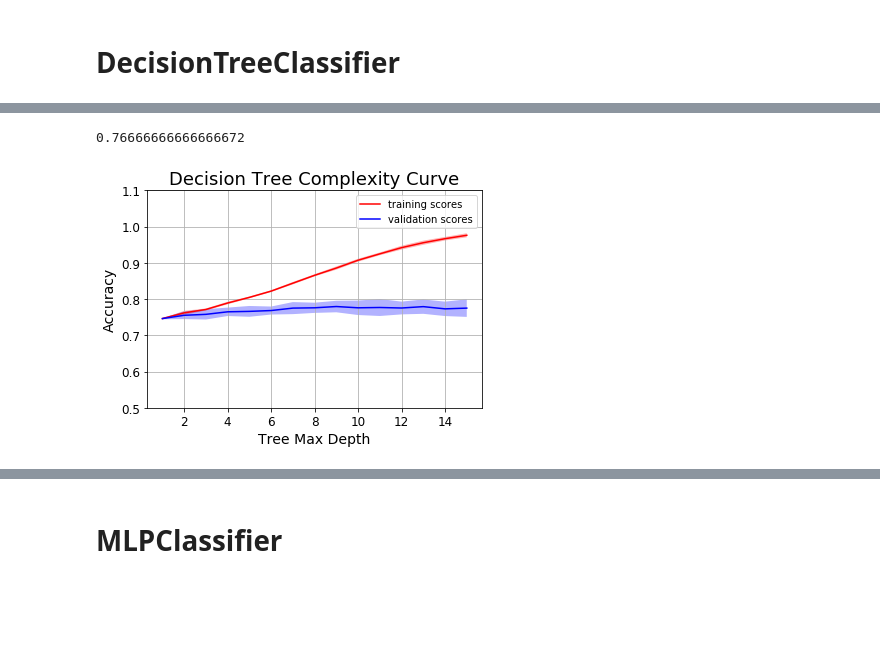
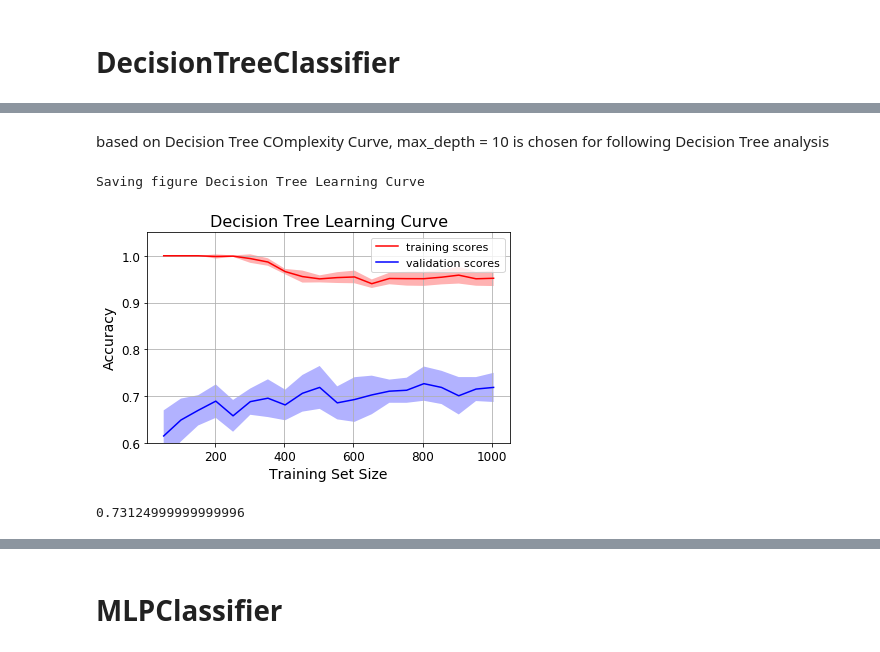
Before and after one commit to wanlipu/dsmain, a Jupyter notebook: machine_learning/classification-final-1.ipynb, the cells around one changed output, grey strips where cells are left out. Cells and saved outputs as stored; diff of their text form; code cells hidden in the pictures; blank space fills up the shorter version.

```diff
--- a/machine_learning/classification-final-1.ipynb
+++ b/machine_learning/classification-final-1.ipynb
@@ -91,26 +134,26 @@ X_train, X_test, y_train, y_test = train_test_split(X, y, test_size = 0.3, rando
+# %% [markdown]
+based on Decision Tree COmplexity Curve, max_depth = 10 is chosen for following Decision Tree analysis
+# %%
+def plot_learning_curve_dt():
+    train_sizes = np.linspace(0.05, 1, 20)
+    N_train, val_train, val_test = learning_curve(DecisionTreeClassifier(max_depth=10),
+                                                  X_train, y_train, train_sizes=train_sizes, cv=10)
+    plot_curve(N_train, val_train, label='training scores', color = 'r')
+    plot_curve(N_train, val_test, label='validation scores', color = 'b')
+    plt.ylim(0.6, 1.05)
+    plt.xlabel('Training Set Size'); plt.ylabel('Accuracy')
+    plt.title('Decision Tree Learning Curve', fontsize=16)
+    plt.legend(fontsize = 11)
+    plt.grid()
+    save_fig('Decision Tree Learning Curve', tight_layout=True)
+
+plot_learning_curve_dt()
+# %% [output]
+Saving figure Decision Tree Learning Curve
+[figure, added]
 # %%
-dt_clf = DecisionTreeClassifier(max_depth = 8, random_state=0)
+dt_clf = DecisionTreeClassifier(max_depth = 10, random_state=0)
 dt_clf.fit(X_train, y_train)
 dt_clf.score(X_test, y_test)
 # %% [output]
-0.76666666666666672
+0.73124999999999996
-# %%
-depths = np.arange(1, 16)
-val_train, val_test = validation_curve(DecisionTreeClassifier(random_state=0),
-                                       X_train, y_train,
-                                       'max_depth', depths, cv=10)
-def plot_with_depth(depths, data, **kwargs):
-    mu, std = data.mean(1), data.std(1)
-    lines = plt.plot(depths, mu, '-', **kwargs)
-    plt.fill_between(depths, mu - std, mu + std, edgecolor='none',
-                     facecolor=lines[0].get_color(), alpha=0.3)
-
-plot_curve(depths, val_train, label='training scores', color = 'r')
-plot_curve(depths, val_test, label='validation scores', color = 'b')
-plt.ylim(0.5, 1.1)
-plt.xlabel('Tree Max Depth'); plt.ylabel('Accuracy')
-plt.title('Decision Tree Complexity Curve', fontsize=18)
-plt.legend()
-plt.grid()
-# %% [output]
-[figure, removed]
```
Also changed, not shown: parts of 52 cells of this notebook, 1 other file.
